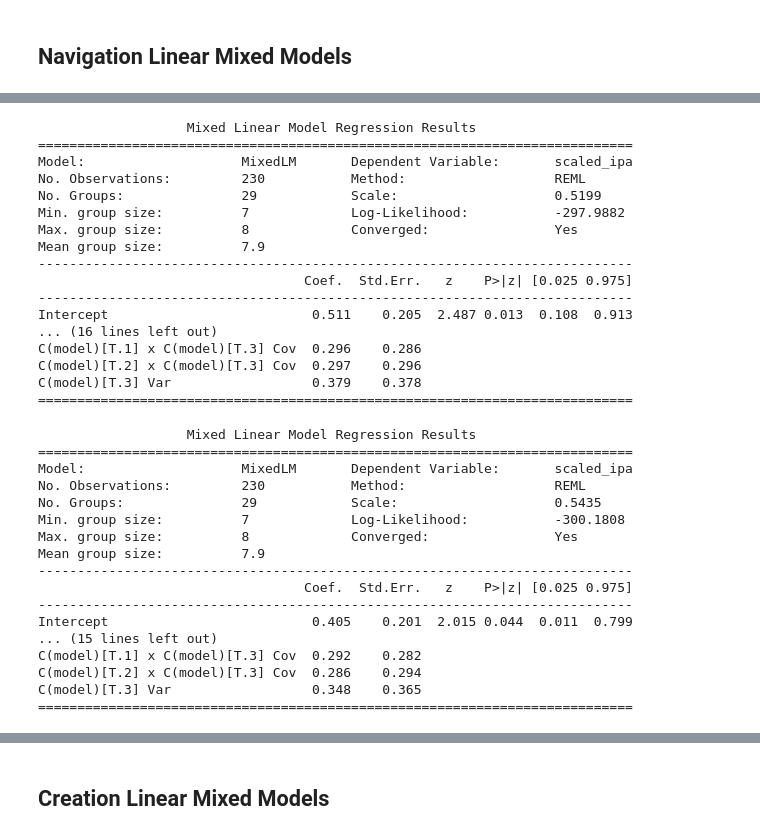
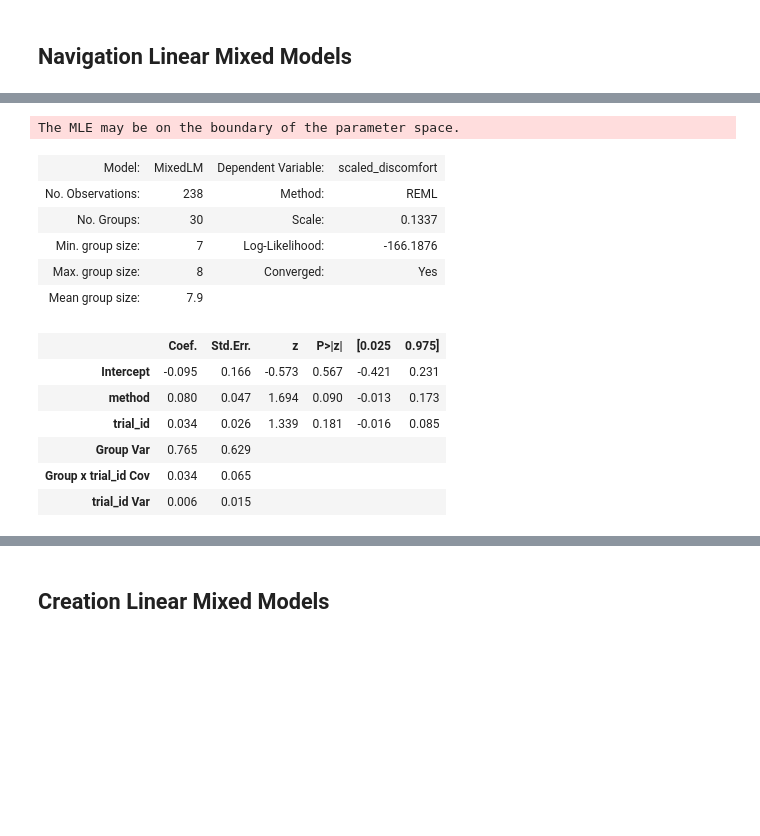
Before and after one commit to courtnicole/3d-path-cognition, a Jupyter notebook: mixedmodel.ipynb, the cells around one changed output, grey strips where cells are left out. Saved outputs shown, nothing was run; the diff lists cells and outputs as text; code cells hidden in the pictures; blank space fills up the shorter version.

```diff
--- a/mixedmodel.ipynb
+++ b/mixedmodel.ipynb
@@ -696,44 +701,19 @@ fig = smgf.interaction_plot(x_factor, trace_factor, response)
 # %%
-md_ipa = smf.mixedlm("scaled_ipa ~ C(method) + C(model) + C(creation_method) + C(target_source) + C(trial_id)" , mm_nav_data, groups=mm_nav_data["id"], re_formula='C(model)')
-mdf_ipa = md_ipa.fit(method='lbfgs')
-print(mdf_ipa.summary())
+md_discomfort_full = smf.mixedlm("scaled_discomfort ~ method + trial_id" , mm_nav_data, groups=mm_nav_data["id"], re_formula="~1 + trial_id")
+mdf_discomfort_full = md_discomfort_full.fit()
+mdf_discomfort_full.summary()
 # %% [output]
-                   Mixed Linear Model Regression Results
-============================================================================
-Model:                    MixedLM       Dependent Variable:       scaled_ipa
-No. Observations:         230           Method:                   REML
-No. Groups:               29            Scale:                    0.5199
-Min. group size:          7             Log-Likelihood:           -297.9882
-Max. group size:          8             Converged:                Yes
-Mean group size:          7.9
-----------------------------------------------------------------------------
-                                  Coef.  Std.Err.   z    P>|z| [0.025 0.975]
-----------------------------------------------------------------------------
-Intercept                          0.511    0.205  2.487 0.013  0.108  0.913
-... (16 lines left out)
-C(model)[T.1] x C(model)[T.3] Cov  0.296    0.286
-C(model)[T.2] x C(model)[T.3] Cov  0.297    0.296
-C(model)[T.3] Var                  0.379    0.378
-============================================================================
+The MLE may be on the boundary of the parameter space.
+| Model: | MixedLM | Dependent Variable: | scaled_discomfort |
+| No. Observations: | 238 | Method: | REML |
+| No. Groups: | 30 | Scale: | 0.1337 |
+| Min. group size: | 7 | Log-Likelihood: | -166.1876 |
+| Max. group size: | 8 | Converged: | Yes |
+| Mean group size: | 7.9 |  |  |
+|  | Coef. | Std.Err. | z | P>|z| | [0.025 | 0.975] |
+| Intercept | -0.095 | 0.166 | -0.573 | 0.567 | -0.421 | 0.231 |
+| method | 0.080 | 0.047 | 1.694 | 0.090 | -0.013 | 0.173 |
+| trial_id | 0.034 | 0.026 | 1.339 | 0.181 | -0.016 | 0.085 |
+| Group Var | 0.765 | 0.629 |  |  |  |  |
+| Group x trial_id Cov | 0.034 | 0.065 |  |  |  |  |
+| trial_id Var | 0.006 | 0.015 |  |  |  |  |
-# %%
-md_ipa2 = smf.mixedlm("scaled_ipa ~ C(model) + C(creation_method) + C(target_source) + C(trial_id)" , mm_nav_data, groups=mm_nav_data["id"], re_formula='C(model)')
-mdf_ipa2 = md_ipa2.fit(method='lbfgs')
-print(mdf_ipa2.summary())
-# %% [output]
-                   Mixed Linear Model Regression Results
-============================================================================
-Model:                    MixedLM       Dependent Variable:       scaled_ipa
-No. Observations:         230           Method:                   REML
-No. Groups:               29            Scale:                    0.5435
-Min. group size:          7             Log-Likelihood:           -300.1808
-Max. group size:          8             Converged:                Yes
-Mean group size:          7.9
-----------------------------------------------------------------------------
-                                  Coef.  Std.Err.   z    P>|z| [0.025 0.975]
-----------------------------------------------------------------------------
-Intercept                          0.405    0.201  2.015 0.044  0.011  0.799
-... (15 lines left out)
-C(model)[T.1] x C(model)[T.3] Cov  0.292    0.282
-C(model)[T.2] x C(model)[T.3] Cov  0.286    0.294
-C(model)[T.3] Var                  0.348    0.365
-============================================================================
```
Also changed, not shown: parts of 21 cells of this notebook, 2 other files.
